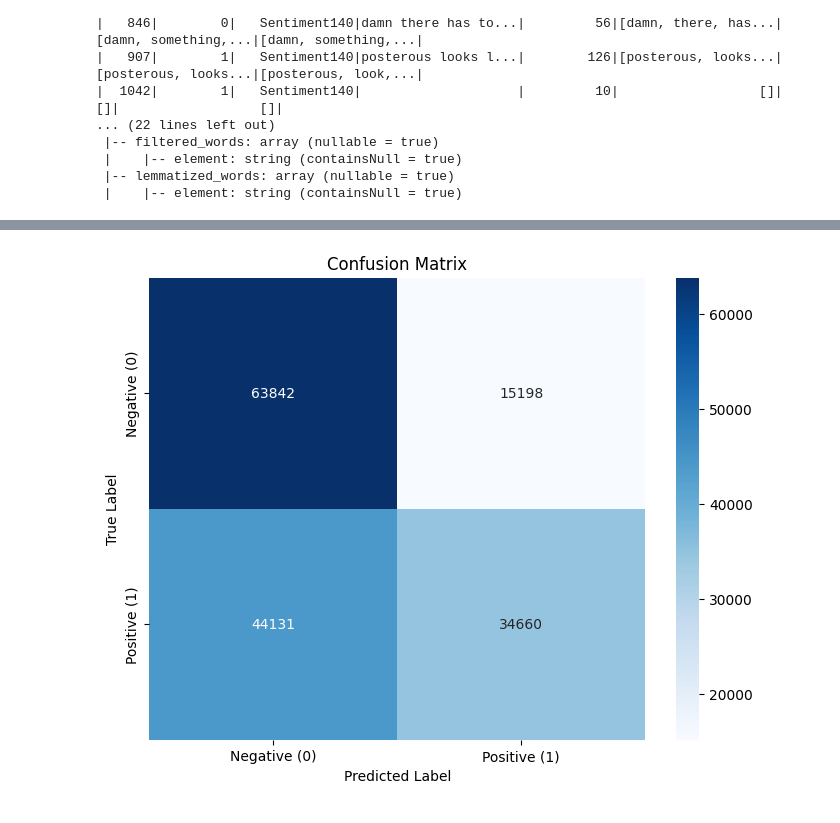
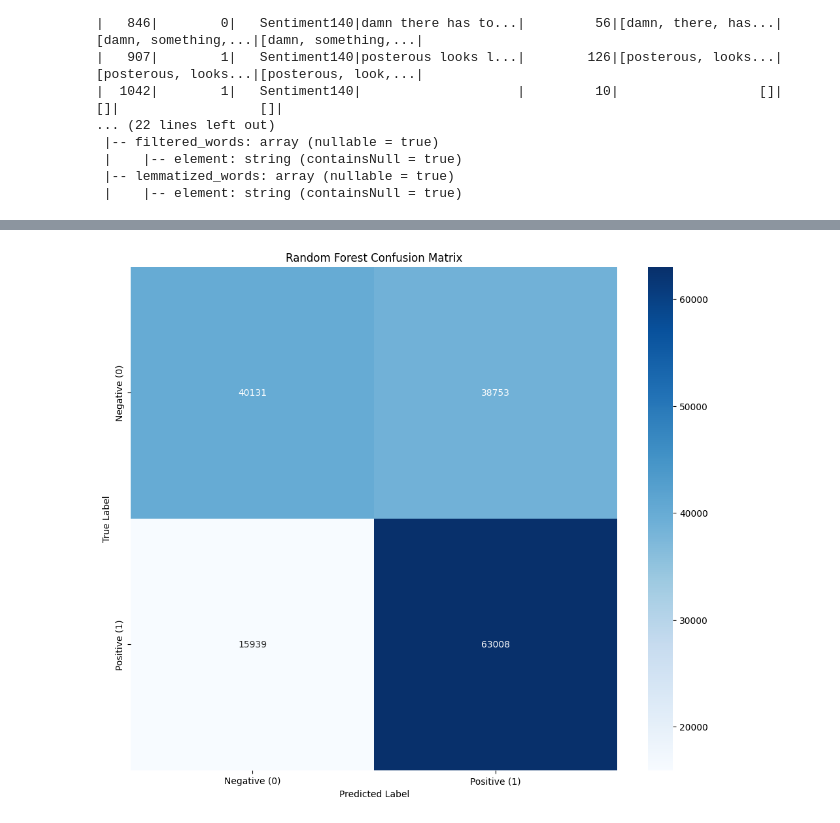
Before and after one commit to ndhung18/Sentiment-Analysis-in-Hadoop-and-Spark, a Jupyter notebook: Classification.ipynb, the cells around one changed output, grey strips where cells are left out. Saved outputs shown, nothing was run; the diff lists cells and outputs as text; code cells hidden in the pictures.

```diff
--- a/Classification.ipynb
+++ b/Classification.ipynb
@@ -34,8 +34,8 @@ To adjust logging level use sc.setLogLevel(newLevel). For SparkR, use setLogLeve
 # %%
 # Read data from hdfs
-df = spark.read.parquet("hdfs://localhost:9000/final/cleaned_data/")
-df.show()
-df.printSchema()
+data = spark.read.parquet("hdfs://localhost:9000/final/cleaned_data/")
+data.show()
+data.printSchema()
 # %% [output]
 +------+---------+---------------+--------------------+-----------+--------------------+--------------------+--------------------+
 |ItemID|Sentiment|SentimentSource|       SentimentText|text_length|               words|      filtered_words|    lemmatized_words|
@@ -106,0 +106,10 @@ nb_model.save("hdfs://localhost:9000/models/nb_sentiment_model")
+# %%
+# Loading the saved Naive Bayes model from HDFS for reuse.
+nb_model = PipelineModel.load("hdfs://localhost:9000/model/nb")
+nb_predictions = nb_model.transform(test_data)
+
+nb_accuracy = acc_evaluator.evaluate(nb_predictions)
+nb_f1 = f1_evaluator.evaluate(nb_predictions)
+
+print(f"Naive Bayes Accuracy: {nb_accuracy:.4f}")
+print(f"Naive Bayes F1 Score: {nb_f1:.4f}")
@@ -165,0 +160,11 @@ Logistic Regression F1 Score: 0.7649
+# %%
+# Loading the saved Logistic Regression model from HDFS for reuse.
+lr_model = PipelineModel.load("hdfs://localhost:9000/model/lr")
+lr_predictions = lr_model.transform(test_data)
+
+
+lr_accuracy = acc_evaluator.evaluate(lr_predictions)
+lr_f1 = f1_evaluator.evaluate(lr_predictions)
+
+print(f"Logistic Regression Accuracy: {lr_accuracy:.4f}")
+print(f"Logistic Regression F1 Score: {lr_f1:.4f}")
@@ -203,11 +214,11 @@ rf_model.save("hdfs://localhost:9000/models/rf_sentiment_model")
 # %%
-# Load Random forest have trained from hdfs
-model = PipelineModel.load("hdfs://localhost:9000/models/rf_sentiment_model")
-rf_predictions = model.transform(test_data)
+# Loading the saved Random Forest model from HDFS for reuse.
+rf_model = PipelineModel.load("hdfs://localhost:9000/model/rf")
+rf_predictions = rf_model.transform(test_data)
 
 rf_accuracy = acc_evaluator.evaluate(rf_predictions)
+rf_f1 = f1_evaluator.evaluate(rf_predictions)
+
 print(f"Random Forest Accuracy: {rf_accuracy:.4f}")
-
-rf_f1 = f1_evaluator.evaluate(rf_predictions)
 print(f"Random Forest F1 Score: {rf_f1:.4f}")
 # %% [output]
@@ -224,14 +230,14 @@ Random Forest F1 Score: 0.6109
 # %%
-# Confusion Matrix
-predictionAndLabels = rf_predictions.select("prediction", "label").rdd.map(lambda row: (float(row[0]), float(row[1])))
+# Random Forest Confusion Matrix
+predictionAndLabels = rf_predictions.select("prediction", "Sentiment").rdd.map(lambda row: (float(row[0]), float(row[1])))
 
 metrics = MulticlassMetrics(predictionAndLabels)
 cm = metrics.confusionMatrix().toArray()
 cm_df = pd.DataFrame(cm, index=["Negative (0)", "Positive (1)"], columns=["Negative (0)", "Positive (1)"])
 
-plt.figure(figsize=(8, 6))
+plt.figure(figsize=(12, 10))
 sns.heatmap(cm_df, annot=True, fmt=".0f", cmap="Blues")
-plt.title("Confusion Matrix")
+plt.title("Random Forest Confusion Matrix")
 plt.xlabel("Predicted Label")
 plt.ylabel("True Label")
 plt.show()
@@ -242 +248 @@ plt.show()
-[figure, old version]
+[figure, new version]
```
Also changed, not shown: parts of 13 cells of this notebook.
